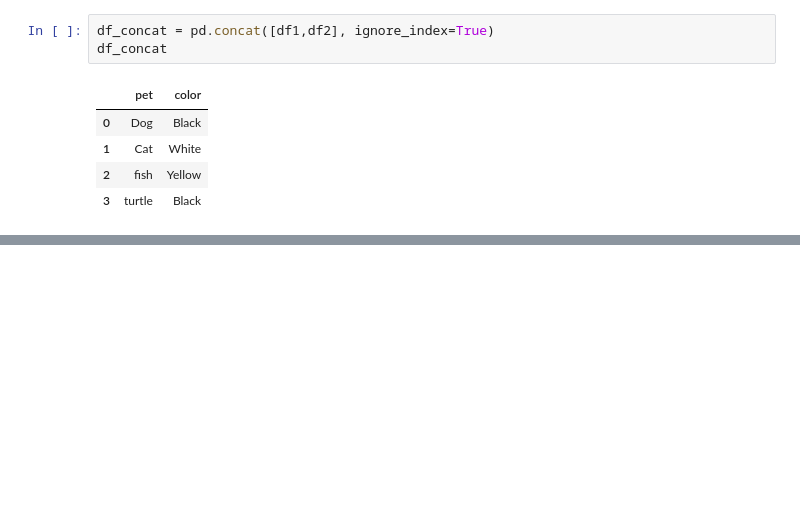
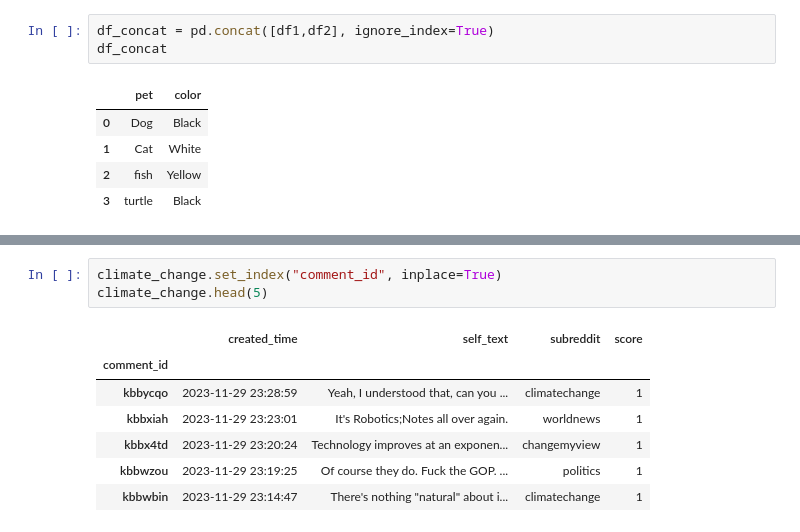
Before and after one commit to atsbitiman/python-data-analysis, a Jupyter notebook: data-manipulation/concat/concat.ipynb, the cells around one changed output, grey strips where cells are left out. Drawn from its saved outputs; the diff is of its cells as text; blank space fills up the shorter version.

```diff
--- a/data-manipulation/concat/concat.ipynb
+++ b/data-manipulation/concat/concat.ipynb
@@ -44,0 +154,11 @@ df_concat
+# %%
+climate_change.set_index("comment_id", inplace=True)
+climate_change.head(5)
+# %% [output]
+|  | created_time | self_text | subreddit | score |
+| comment_id |  |  |  |  |
+| kbbycqo | 2023-11-29 23:28:59 | Yeah, I understood that, can you ... | climatechange | 1 |
+| kbbxiah | 2023-11-29 23:23:01 | It's Robotics;Notes all over again. | worldnews | 1 |
+| kbbx4td | 2023-11-29 23:20:24 | Technology improves at an exponen... | changemyview | 1 |
+| kbbwzou | 2023-11-29 23:19:25 | Of course they do. Fuck the GOP. ... | politics | 1 |
+| kbbwbin | 2023-11-29 23:14:47 | There's nothing "natural" about i... | climatechange | 1 |
```
Also changed, not shown: parts of 13 cells of this notebook.
